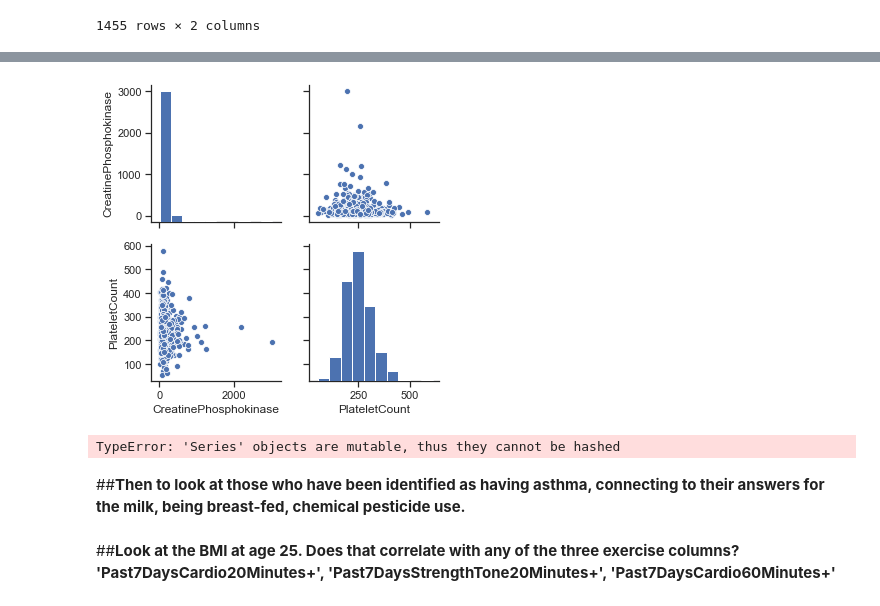
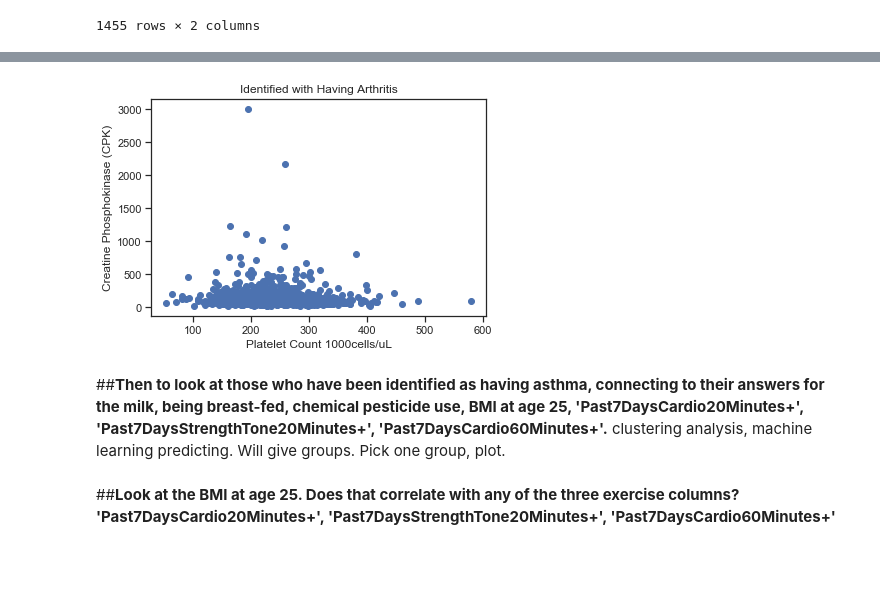
Before and after one commit to mightysquirrely/Capstone-2-Project, a Jupyter notebook: Capstone-2-Work.ipynb, the cells around one changed output, grey strips where cells are left out. Saved outputs shown, nothing was run; the diff lists cells and outputs as text; code cells hidden in the pictures; blank space fills up the shorter version.

```diff
--- a/Capstone-2-Work.ipynb
+++ b/Capstone-2-Work.ipynb
@@ -267,16 +246,14 @@ bloodcount
-# %%
-sns.pairplot(arthritis_bc, height=2.5);
-# %% [output]
-[figure, removed]
-# %%
-
-show = sns.pairplot(df.drop(['ID', df['HasArthritis'] == 1], axis=1), hue='arthritis_bc', size=1.5, diag_kind='kde')
-
-show.set(xticklabels=[])
-# %% [output]
-TypeError: 'Series' objects are mutable, thus they cannot be hashed
+# %%
+_ = plt.scatter(arthritis_bc['PlateletCount'], arthritis_bc['CreatinePhosphokinase'])
+
+_ = plt.xlabel('Platelet Count 1000cells/uL')
+_ = plt.ylabel('Creatine Phosphokinase (CPK)')
+_ = plt.title('Identified with Having Arthritis')
+# %% [output]
+[figure, added]
 # %% [markdown]
-##**Then to look at those who have been identified as having asthma, connecting to their answers for the milk, being breast-fed, chemical pesticide use.**
+##**Then to look at those who have been identified as having asthma, connecting to their answers for the milk, being breast-fed, chemical pesticide use, BMI at age 25, 'Past7DaysCardio20Minutes+', 'Past7DaysStrengthTone20Minutes+', 'Past7DaysCardio60Minutes+'.**
+clustering analysis, machine learning predicting.  Will give groups.  Pick one group, plot.
 # %% [markdown]
 ##**Look at the BMI at age 25.  Does that correlate with any of the three exercise columns? 'Past7DaysCardio20Minutes+', 'Past7DaysStrengthTone20Minutes+', 'Past7DaysCardio60Minutes+'**
 # %% [markdown]
```
Also changed, not shown: parts of 3 cells of this notebook.
